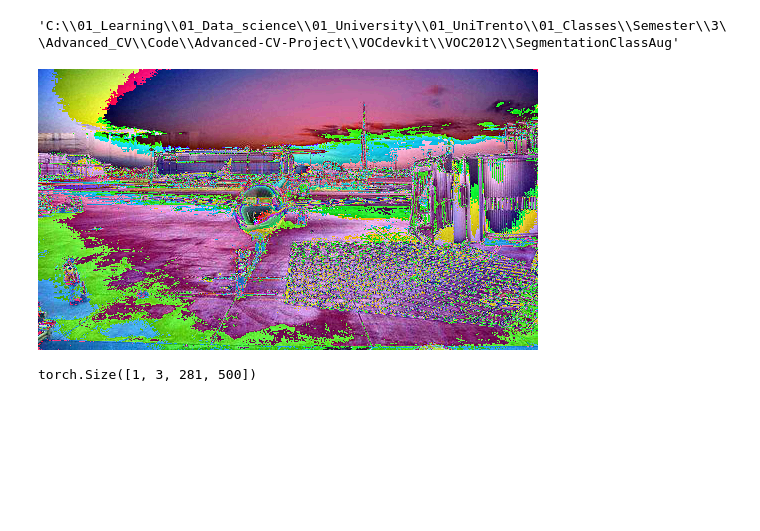
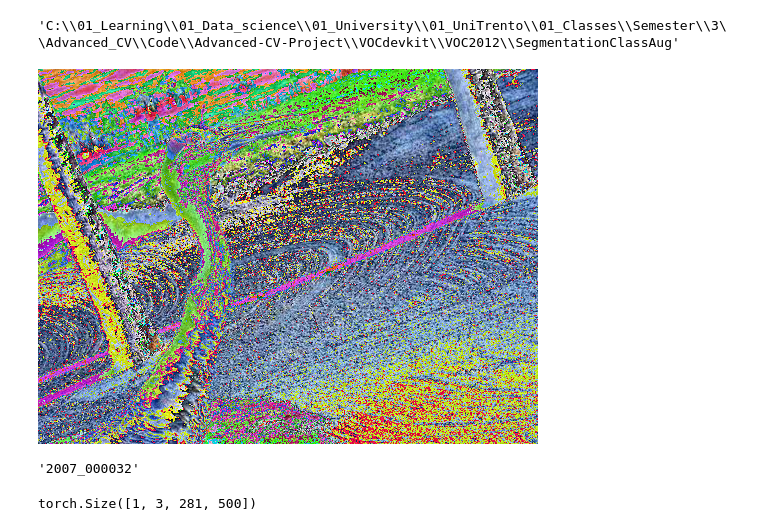
Before and after one commit to giuseppecurci/Advanced-CV-Project, a Jupyter notebook: frozen_clip_explained.ipynb, the cells around one changed output. Saved outputs shown, nothing was run; the diff lists cells and outputs as text; code cells hidden in the pictures; blank space fills up the shorter version.

```diff
--- a/frozen_clip_explained.ipynb
+++ b/frozen_clip_explained.ipynb
@@ -44,9 +44,9 @@ val_dataset = VOC12SegDataset(
         num_classes=21,
     )
 # %%
-ToPILImage()(torch.tensor(val_dataset[0][1]))
+ToPILImage()(torch.tensor(val_dataset[3][1]))
 # %% [output]
-[figure, old version]
+[figure, new version]
 # %%
 val_loader = DataLoader(val_dataset,
                         batch_size=1,
@@ -59,3 +61,7 @@ name, inputs, labels, cls_labels = next(iter(val_loader))
+# %%
+name[0]
+# %% [output]
+'2007_000032'
 # %%
 inputs.shape
 # %% [output]
```
Also changed, not shown: parts of 11 cells of this notebook, 50 other files.
